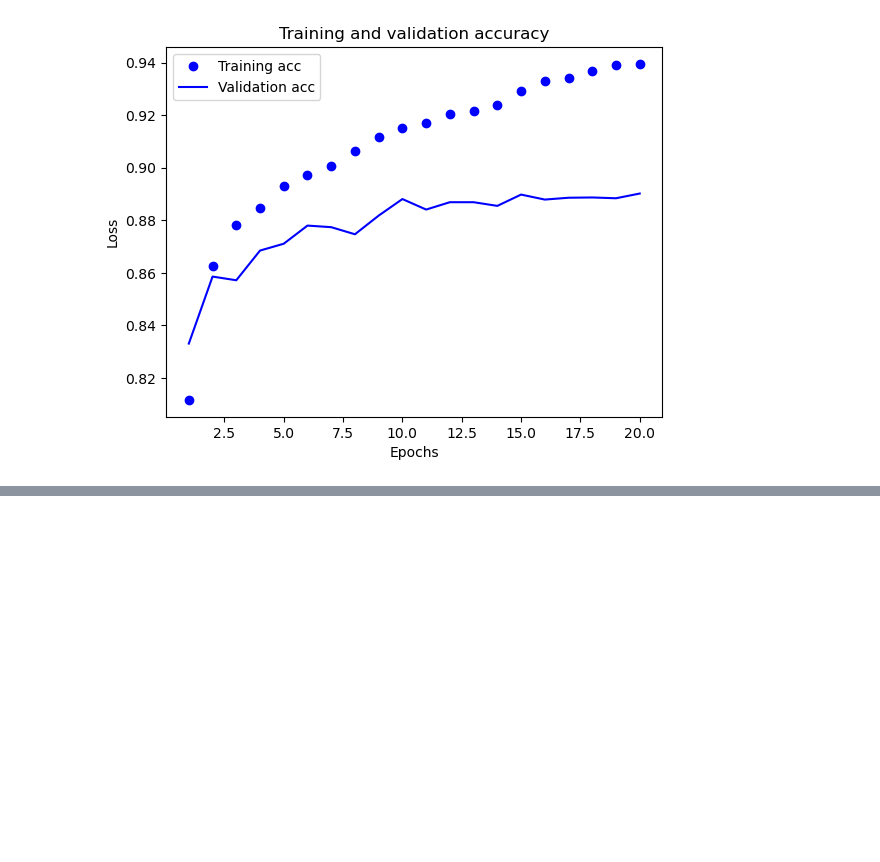
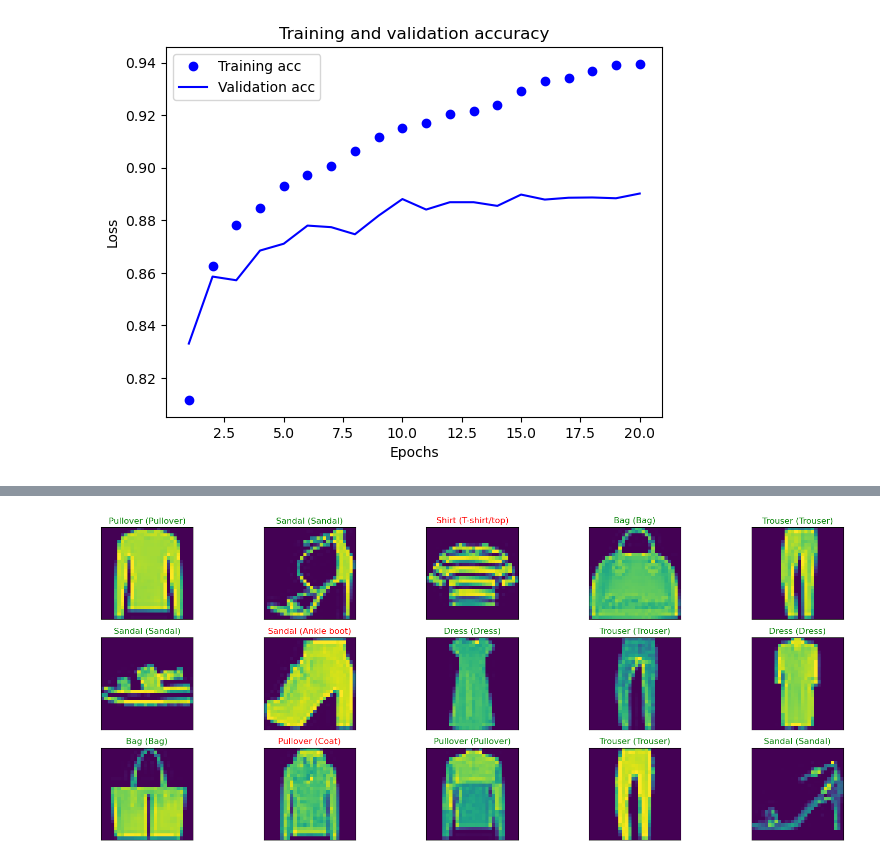
Before and after one commit to De1c/DS-HW-9, a Jupyter notebook: homework_9.ipynb, the cells around one changed output, grey strips where cells are left out. Cells and saved outputs as stored; diff of their text form; code cells hidden in the pictures; blank space fills up the shorter version.

```diff
--- a/homework_9.ipynb
+++ b/homework_9.ipynb
@@ -625,6 +623,6 @@ model.compile(optimizer='adam',
               loss=keras.losses.SparseCategoricalCrossentropy(from_logits=True),
               metrics=['accuracy'])
 # %%
-history = model.fit(train_data, train_labels, batch_size=256, epochs=20, validation_data=(test_data, test_labels))
+model.fit(train_data, train_labels, batch_size=256, epochs=20, validation_data=(test_data, test_labels))
 # %% [output]
 Epoch 1/20
@@ -646,0 +646,10 @@ Epoch 20/20
+# %%
+from sklearn.metrics import classification_report
+
+y_true = test_labels
+lst = list()
+for i in model.predict(test_data):
+    lst.append(np.argmax(i))
+y_pred = np.array(lst)
+
+print(classification_report(y_true, y_pred, zero_division=0.0))
@@ -671,3 +698,19 @@ plt.legend()
 [figure]
 <matplotlib.legend.Legend at 0x...>
 [figure]
+# %%
+class_names = ['T-shirt/top', 'Trouser', 'Pullover', 'Dress', 'Coat',
+               'Sandal', 'Shirt', 'Sneaker', 'Bag', 'Ankle boot']
+
+y_hat = model.predict(test_data)
+X_test = test_data.reshape(10000, 28, 28)
+figure = plt.figure(figsize=(20, 8))
+for i, index in enumerate(np.random.choice(test_data.shape[0], size=15, replace=False)):
+    ax = figure.add_subplot(3, 5, i + 1, xticks=[], yticks=[])
+    ax.imshow(np.squeeze(test_data[index]))
+    predict_index = np.argmax(y_hat[index])
+    true_index = test_labels[index]
+    ax.set_title("{} ({})".format(class_names[predict_index],
+                                  class_names[true_index]),
+                                  color=("green" if predict_index == true_index else "red"))
+# %% [output]
@@ -673,0 +718 @@ plt.legend()
+[figure, added]
```
Also changed, not shown: parts of 5 cells of this notebook.
